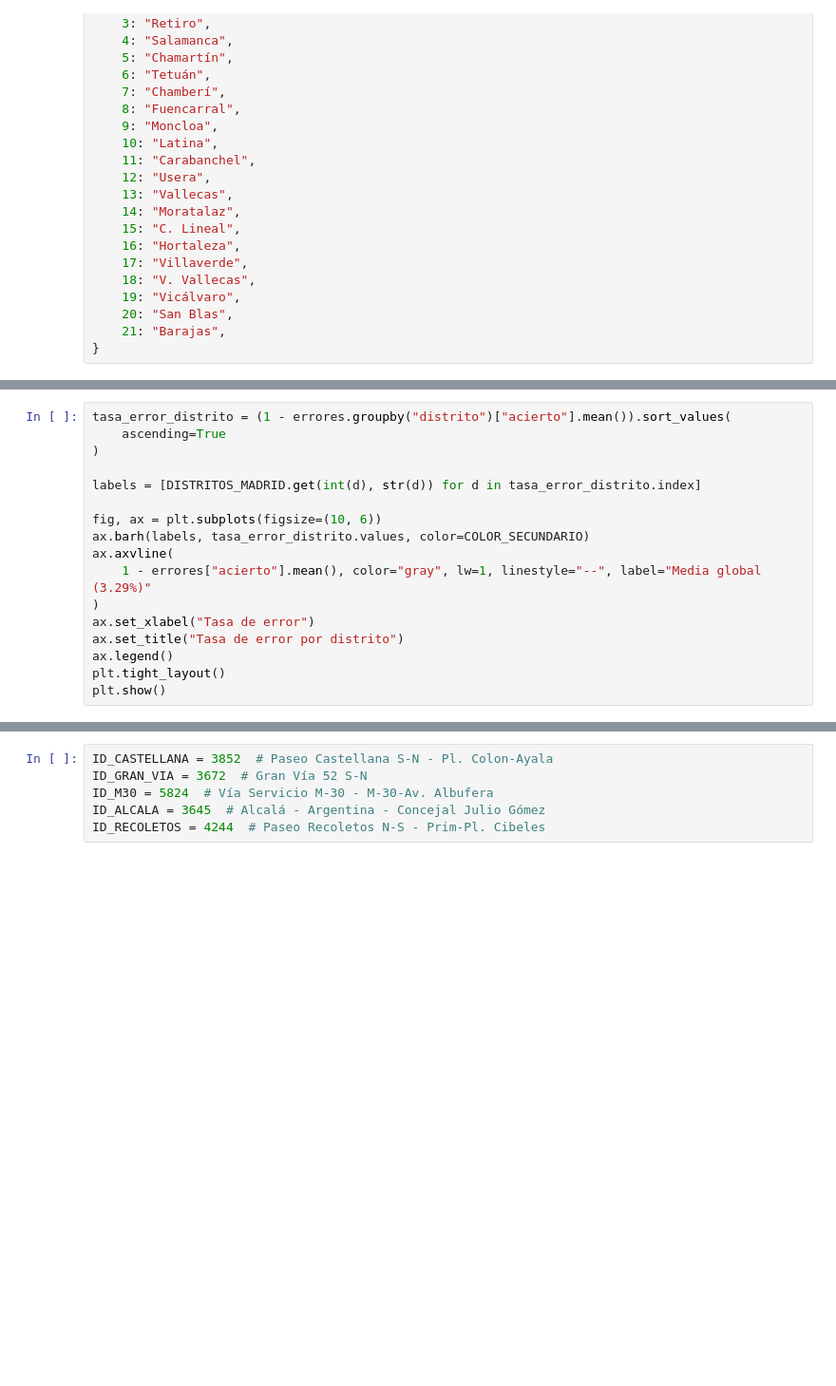
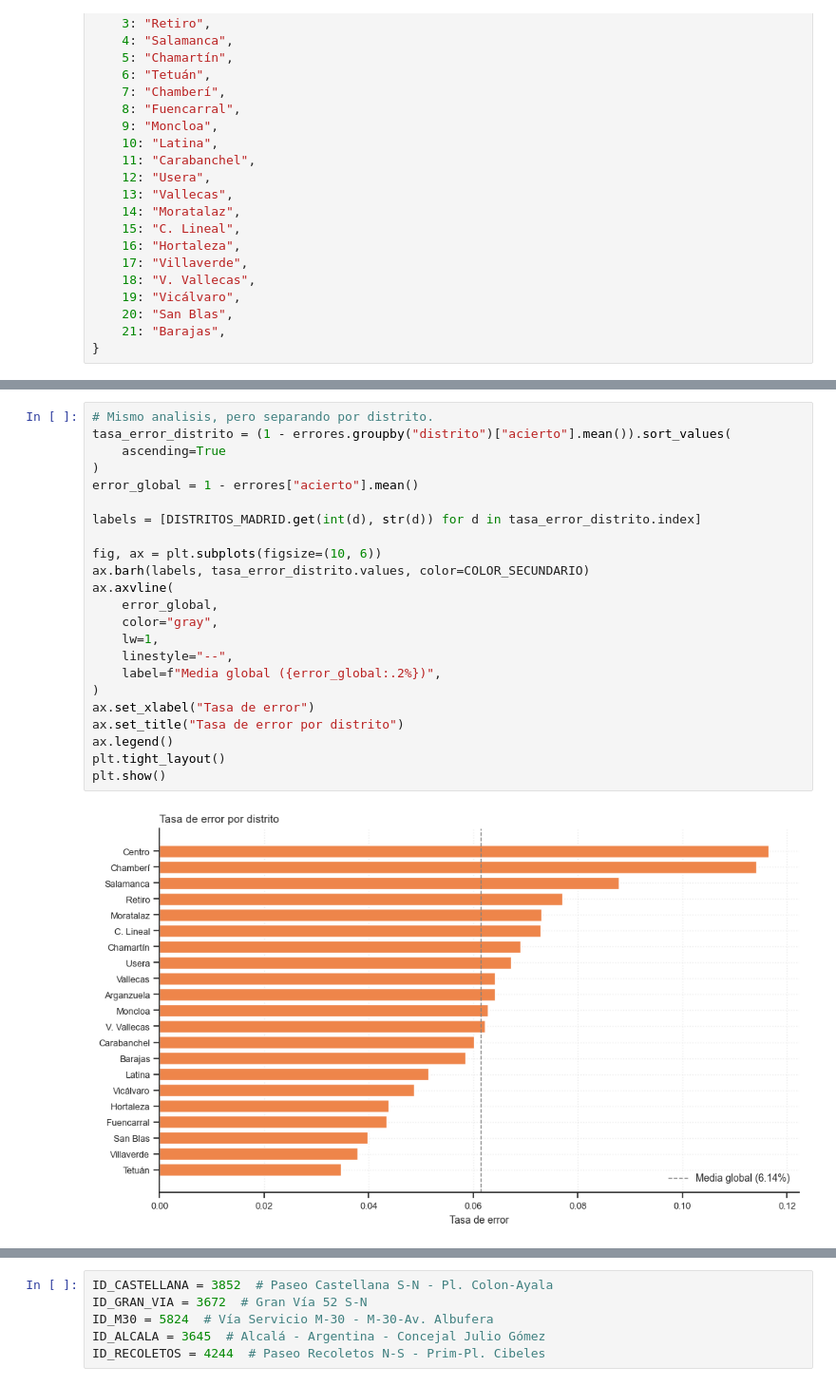
Before and after one commit to Gabiz053/analisis-datos-proyecto-final, a Jupyter notebook: notebooks/04_Evaluacion_GGG.ipynb, the cells around one changed output, grey strips where cells are left out. Shown at 95% size. Drawn from its saved outputs; the diff is of its cells as text; blank space fills up the shorter version.

```diff
--- a/notebooks/04_Evaluacion_GGG.ipynb
+++ b/notebooks/04_Evaluacion_GGG.ipynb
@@ -424,18 +505,26 @@ Hay también diferencias espaciales. Los distritos con más actividad y variabil
 # %%
+# Mismo analisis, pero separando por distrito.
 tasa_error_distrito = (1 - errores.groupby("distrito")["acierto"].mean()).sort_values(
     ascending=True
 )
+error_global = 1 - errores["acierto"].mean()
 
 labels = [DISTRITOS_MADRID.get(int(d), str(d)) for d in tasa_error_distrito.index]
 
 fig, ax = plt.subplots(figsize=(10, 6))
 ax.barh(labels, tasa_error_distrito.values, color=COLOR_SECUNDARIO)
 ax.axvline(
-    1 - errores["acierto"].mean(), color="gray", lw=1, linestyle="--", label="Media global (3.29%)"
+    error_global,
+    color="gray",
+    lw=1,
+    linestyle="--",
+    label=f"Media global ({error_global:.2%})",
 )
 ax.set_xlabel("Tasa de error")
 ax.set_title("Tasa de error por distrito")
 ax.legend()
 plt.tight_layout()
 plt.show()
+# %% [output]
+[figure, added]
 # %% [markdown]
```
Also changed, not shown: parts of 54 cells of this notebook, 1 other file.
